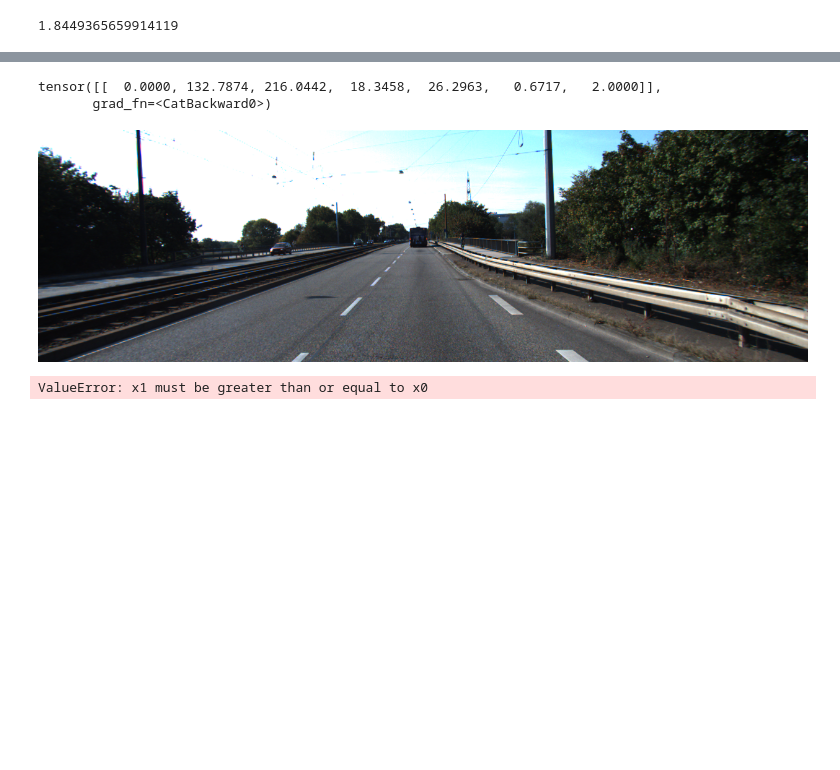
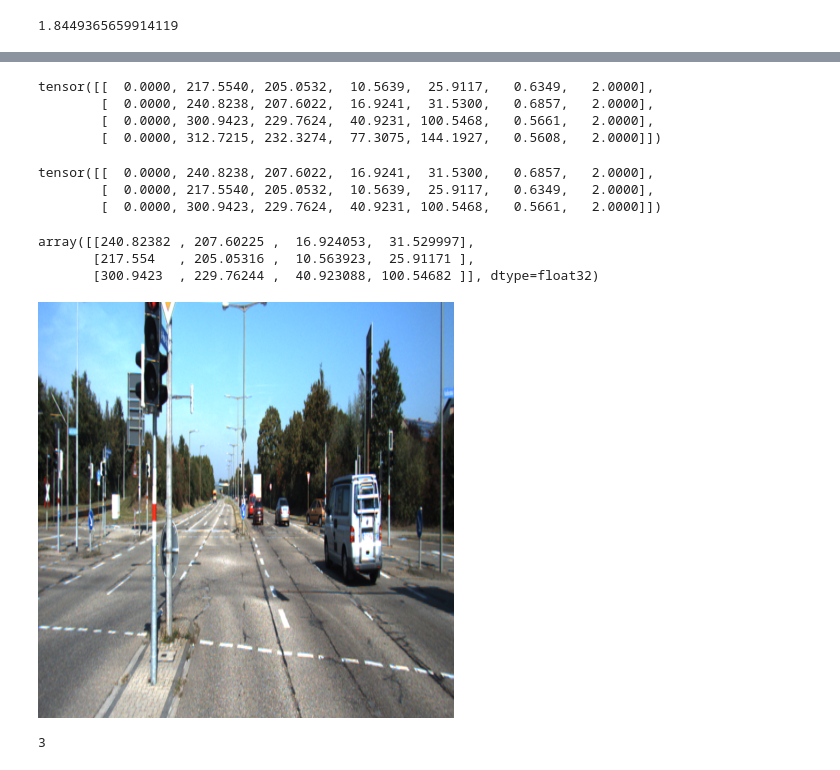
Before and after one commit to gkmocastro/rgbd-yolov2, a Jupyter notebook: test_nb.ipynb, the cells around one changed output, grey strips where cells are left out. Saved outputs shown, nothing was run; the diff lists cells and outputs as text; code cells hidden in the pictures; blank space fills up the shorter version.

```diff
--- a/test_nb.ipynb
+++ b/test_nb.ipynb
@@ -139,8 +106,10 @@ GetBoxes_fn = ln.data.transform.GetAnchorBoxes(
                 anchors=model.anchors
             )
 # %%
-HBB_tensor = GetBoxes_fn(model_output)
+HBB_tensor = GetBoxes_fn(model_output.clone())
 HBB_tensor
 # %% [output]
-tensor([[  0.0000, 132.7874, 216.0442,  18.3458,  26.2963,   0.6717,   2.0000]],
-       grad_fn=<CatBackward0>)
+tensor([[  0.0000, 217.5540, 205.0532,  10.5639,  25.9117,   0.6349,   2.0000],
+        [  0.0000, 240.8238, 207.6022,  16.9241,  31.5300,   0.6857,   2.0000],
+        [  0.0000, 300.9423, 229.7624,  40.9231, 100.5468,   0.5661,   2.0000],
+        [  0.0000, 312.7215, 232.3274,  77.3075, 144.1927,   0.5608,   2.0000]])
@@ -147 +123,7 @@ tensor([[  0.0000, 132.7874, 216.0442,  18.3458,  26.2963,   0.6717,   2.0000]],
+# %%
+bbox_nms
+# %% [output]
+tensor([[  0.0000, 240.8238, 207.6022,  16.9241,  31.5300,   0.6857,   2.0000],
+        [  0.0000, 217.5540, 205.0532,  10.5639,  25.9117,   0.6349,   2.0000],
+        [  0.0000, 300.9423, 229.7624,  40.9231, 100.5468,   0.5661,   2.0000]])
 # %%
@@ -149,12 +131,14 @@ bbox = HBB_tensor[:,1:5].detach().numpy()
-# %%
-from PIL import Image, ImageDraw
-img = Image.open("data/data_split/test/images/000023.png")
-img
-# %% [output]
-[figure, removed]
-# %%
-draw = ImageDraw.Draw(img)
-draw.rectangle(bbox, outline="red", width=3)
-img.show()
-# %% [output]
-ValueError: x1 must be greater than or equal to x0
+# %%
+bbox
+# %% [output]
+array([[240.82382 , 207.60225 ,  16.924053,  31.529997],
+       [217.554   , 205.05316 ,  10.563923,  25.91171 ],
+       [300.9423  , 229.76244 ,  40.923088, 100.54682 ]], dtype=float32)
+# %%
+pil_image
+# %% [output]
+[figure, added]
+# %%
+len(bbox_nms)
+# %% [output]
+3
```
Also changed, not shown: parts of 14 cells of this notebook, 1 other file.
